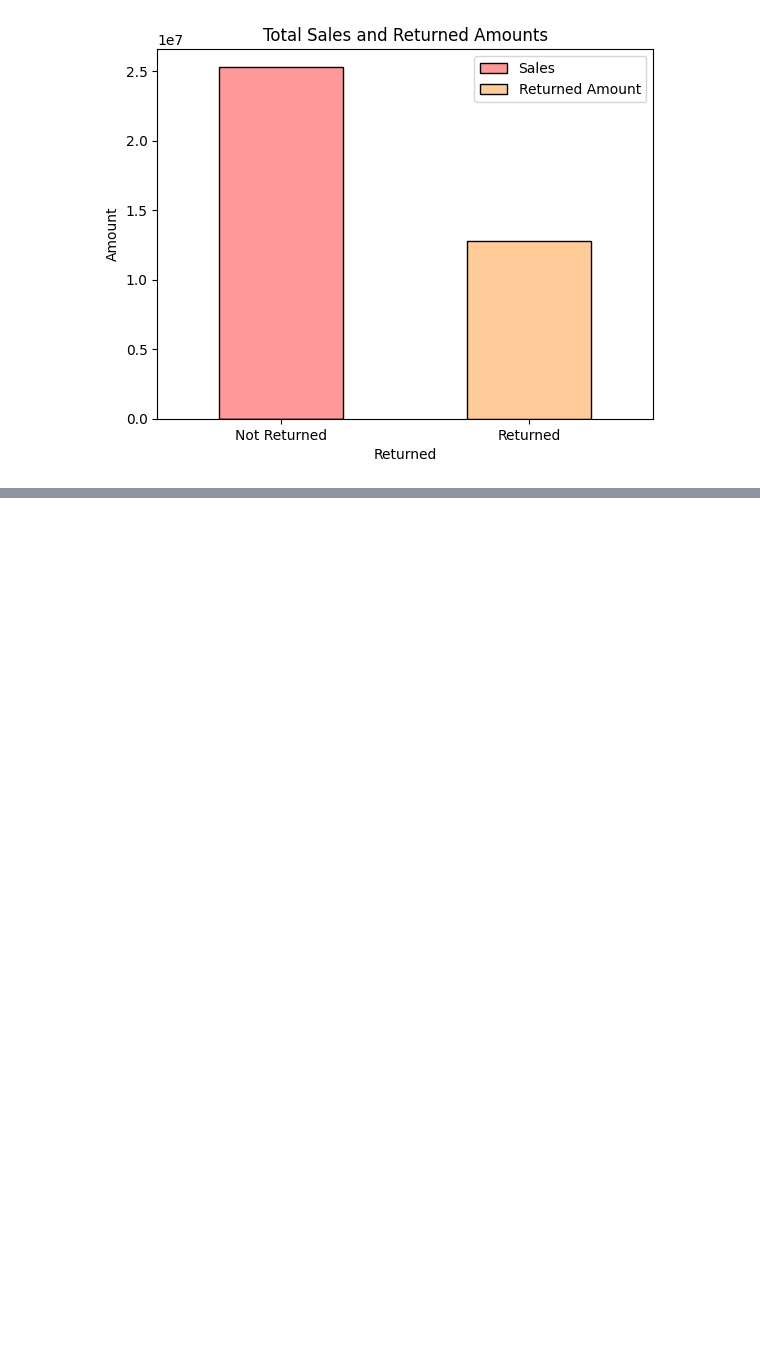
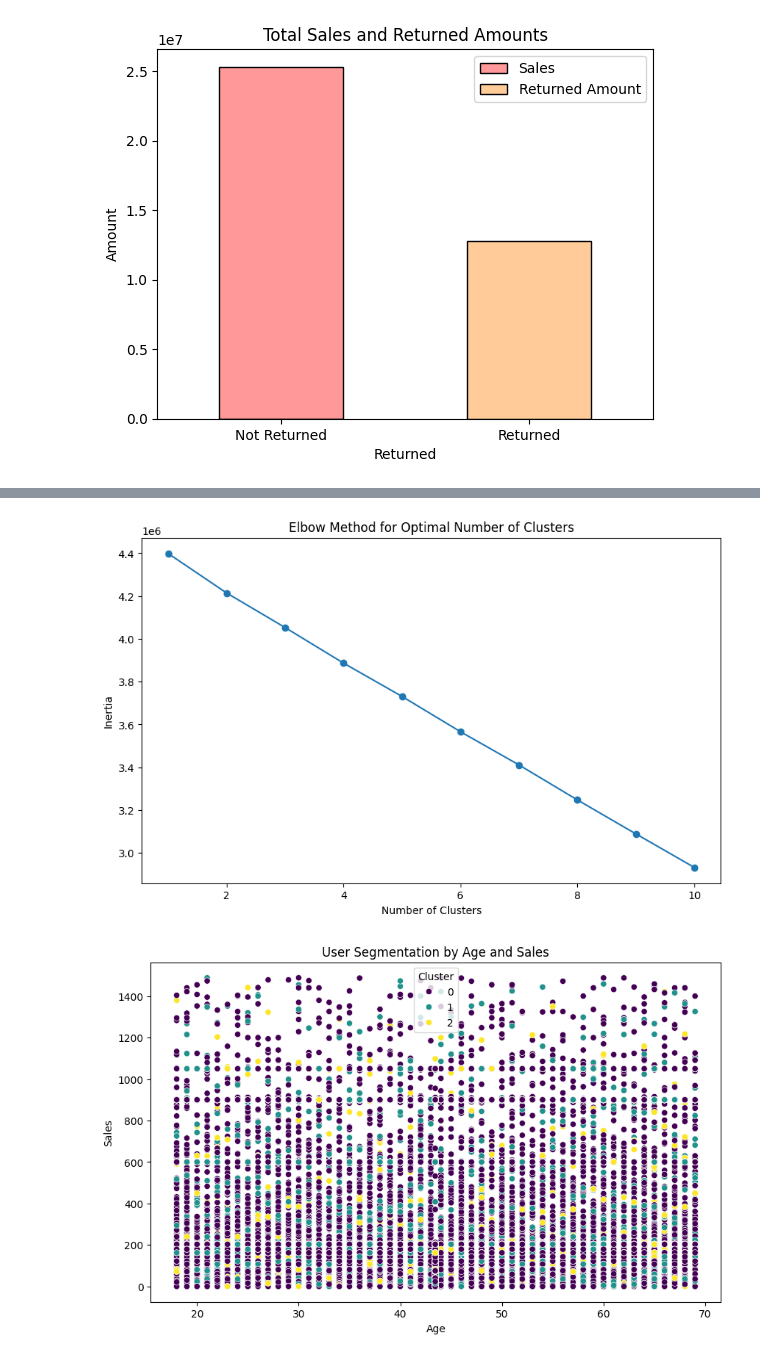
Before and after one commit to SatyaHarshithaDanda/Ecommerce-Website-Logs, a Jupyter notebook: EcommerceWebsiteLogs.ipynb, the cells around one changed output, grey strips where cells are left out. Cells and saved outputs as stored; diff of their text form; code cells hidden in the pictures; blank space fills up the shorter version.

```diff
--- a/EcommerceWebsiteLogs.ipynb
+++ b/EcommerceWebsiteLogs.ipynb
@@ -421,0 +471,50 @@ plt.show()
+# %%
+#User Segmentation
+from sklearn.preprocessing import StandardScaler
+from sklearn.cluster import KMeans
+
+# Select relevant features for clustering
+features = df[['age', 'country', 'sales']]
+
+# Convert categorical data to numerical (one-hot encoding for country)
+features = pd.get_dummies(features, columns=['country'])
+
+# Feature Scaling
+scaler = StandardScaler()
+scaled_features = scaler.fit_transform(features)
+
+# Determine the optimal number of clusters using the elbow method
+inertia = []
+for n in range(1, 11):
+    kmeans = KMeans(n_clusters=n, random_state=42)
+    kmeans.fit(scaled_features)
+    inertia.append(kmeans.inertia_)
+
+# Plot the elbow method
+plt.figure(figsize=(10, 6))
+plt.plot(range(1, 11), inertia, marker='o')
+plt.title('Elbow Method for Optimal Number of Clusters')
+plt.xlabel('Number of Clusters')
+plt.ylabel('Inertia')
+plt.show()
+
+# Apply K-means clustering with the optimal number of clusters (e.g., 3 clusters)
+optimal_clusters = 3  # Change this based on the elbow method plot
+kmeans = KMeans(n_clusters=optimal_clusters, random_state=42)
+df['Cluster'] = kmeans.fit_predict(scaled_features)
+
+# Visualize the clusters
+plt.figure(figsize=(10, 6))
+sns.scatterplot(x='age', y='sales', hue='Cluster', data=df, palette='viridis')
+plt.title('User Segmentation by Age and Sales')
+plt.xlabel('Age')
+plt.ylabel('Sales')
+plt.legend(title='Cluster')
+plt.show()
+
+# Optionally, visualize the clusters in higher dimensions using pairplot
+sns.pairplot(df, hue='Cluster', vars=['age', 'sales'])
+plt.show()
+# %% [output]
+[figure, added]
+[figure, added]
```
Also changed, not shown: parts of 8 cells of this notebook.
